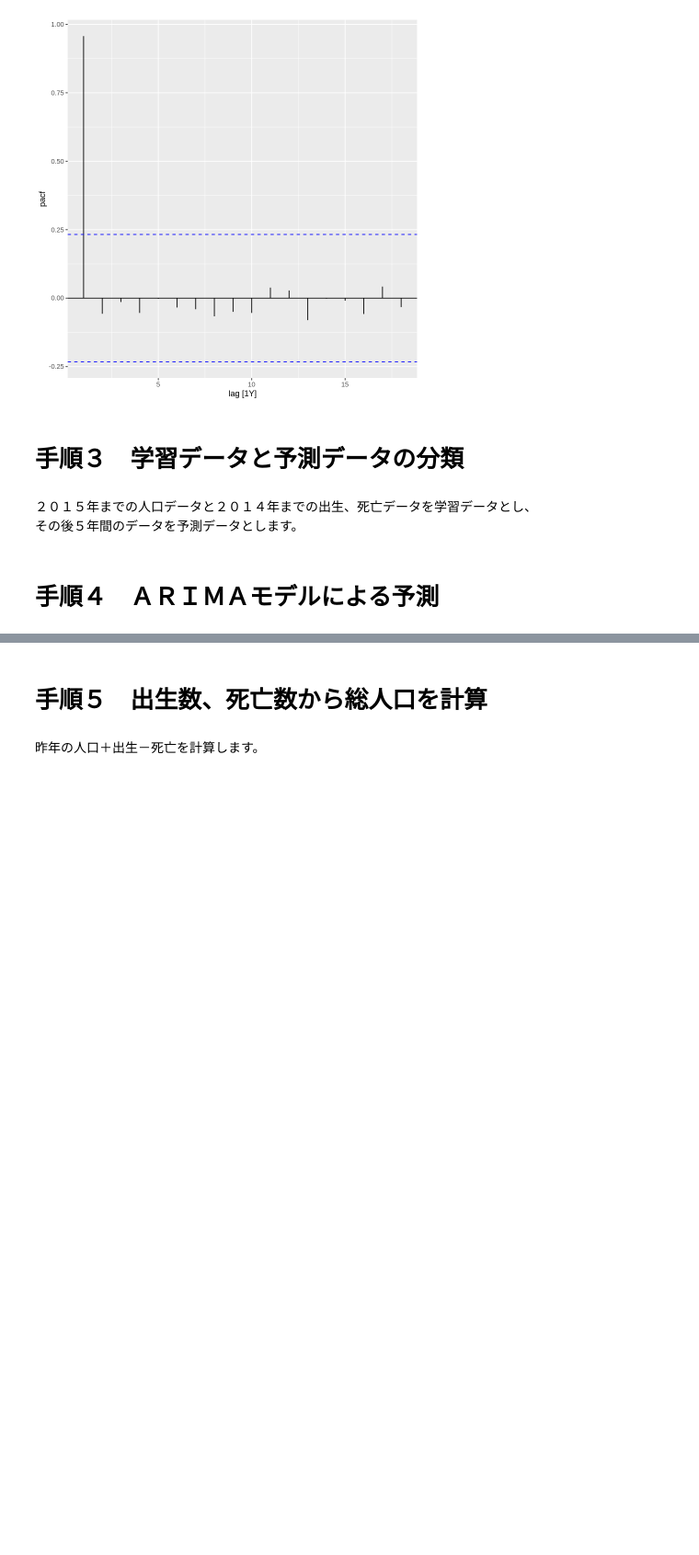
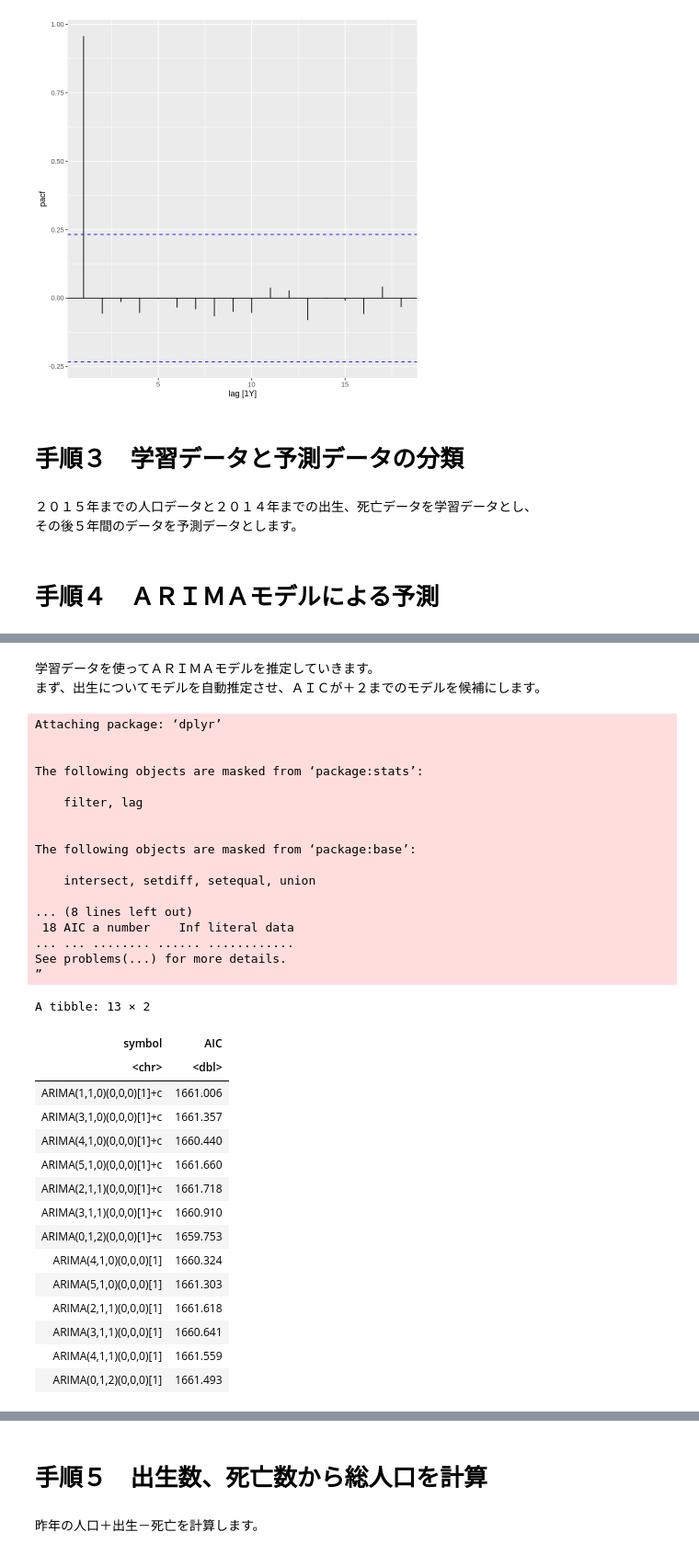
Before and after one commit to u-10bei/Population_Projections, a Jupyter notebook: ipynb/R_ARIMA_2.ipynb, the cells around one changed output, grey strips where cells are left out. Shown at 92% size. Saved outputs shown, nothing was run; the diff lists cells and outputs as text; code cells hidden in the pictures; blank space fills up the shorter version.

```diff
--- a/ipynb/R_ARIMA_2.ipynb
+++ b/ipynb/R_ARIMA_2.ipynb
@@ -197,0 +136,59 @@ A fbl_ts: 6 × 4
+# %% [markdown]
+学習データを使ってＡＲＩＭＡモデルを推定していきます。
+まず、出生についてモデルを自動推定させ、ＡＩＣが＋２までのモデルを候補にします。
+# %%
+# ライブラリの読み込み
+library( dplyr )
+
+# ＡＩＣが自動推定＋２までのモデルを候補として列挙
+capture.output({
+  pop_train2 |>
+    model(
+      arima = ARIMA( Birth,
+                     ic = "aic",
+                     trace = TRUE,
+                     stepwise = FALSE ))
+}) |>
+  read_table( col_names = c( "symbol", "AIC" ),
+              col_types = "cn",
+              comment = "<" ) |>
+  na.omit() ->
+trace_arimaB
+
+max_AICB = min( trace_arimaB$AIC ) + 2
+trace_arimaB |>
+  filter( AIC < max_AICB )
+# %% [output]
+Attaching package: ‘dplyr’
+
+
+The following objects are masked from ‘package:stats’:
+
+    filter, lag
+
+
+The following objects are masked from ‘package:base’:
+
+    intersect, setdiff, setequal, union
+
+... (8 lines left out)
+ 18 AIC a number    Inf literal data
+... ... ........ ...... ............
+See problems(...) for more details.
+”
+A tibble: 13 × 2
+| symbol | AIC |
+| <chr> | <dbl> |
+| ARIMA(1,1,0)(0,0,0)[1]+c | 1661.006 |
+| ARIMA(3,1,0)(0,0,0)[1]+c | 1661.357 |
+| ARIMA(4,1,0)(0,0,0)[1]+c | 1660.440 |
+| ARIMA(5,1,0)(0,0,0)[1]+c | 1661.660 |
+| ARIMA(2,1,1)(0,0,0)[1]+c | 1661.718 |
+| ARIMA(3,1,1)(0,0,0)[1]+c | 1660.910 |
+| ARIMA(0,1,2)(0,0,0)[1]+c | 1659.753 |
+| ARIMA(4,1,0)(0,0,0)[1] | 1660.324 |
+| ARIMA(5,1,0)(0,0,0)[1] | 1661.303 |
+| ARIMA(2,1,1)(0,0,0)[1] | 1661.618 |
+| ARIMA(3,1,1)(0,0,0)[1] | 1660.641 |
+| ARIMA(4,1,1)(0,0,0)[1] | 1661.559 |
+| ARIMA(0,1,2)(0,0,0)[1] | 1661.493 |
```
Also changed, not shown: parts of 14 cells of this notebook.
